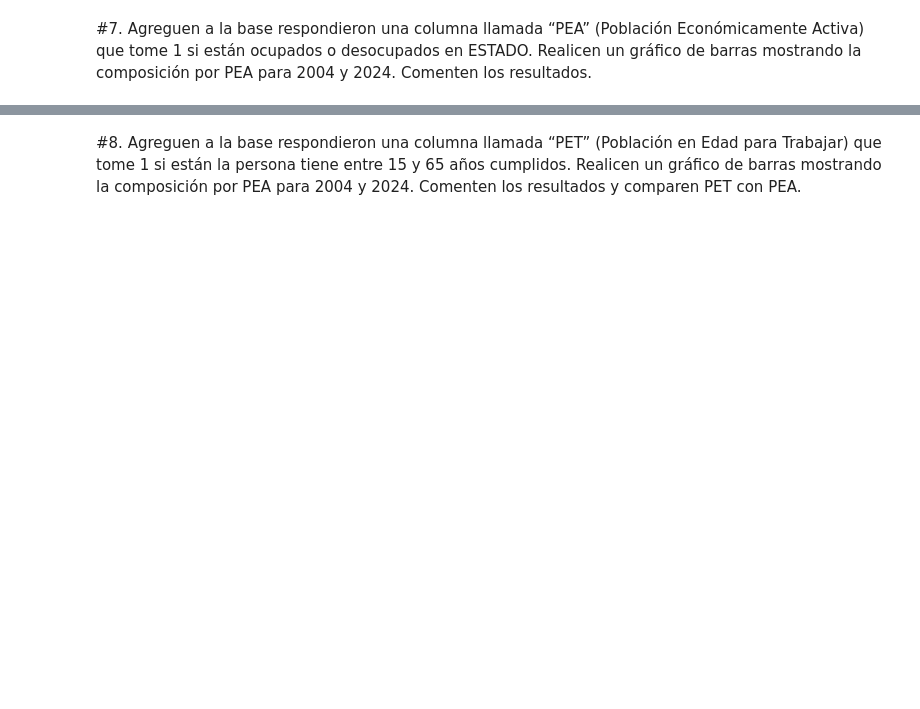
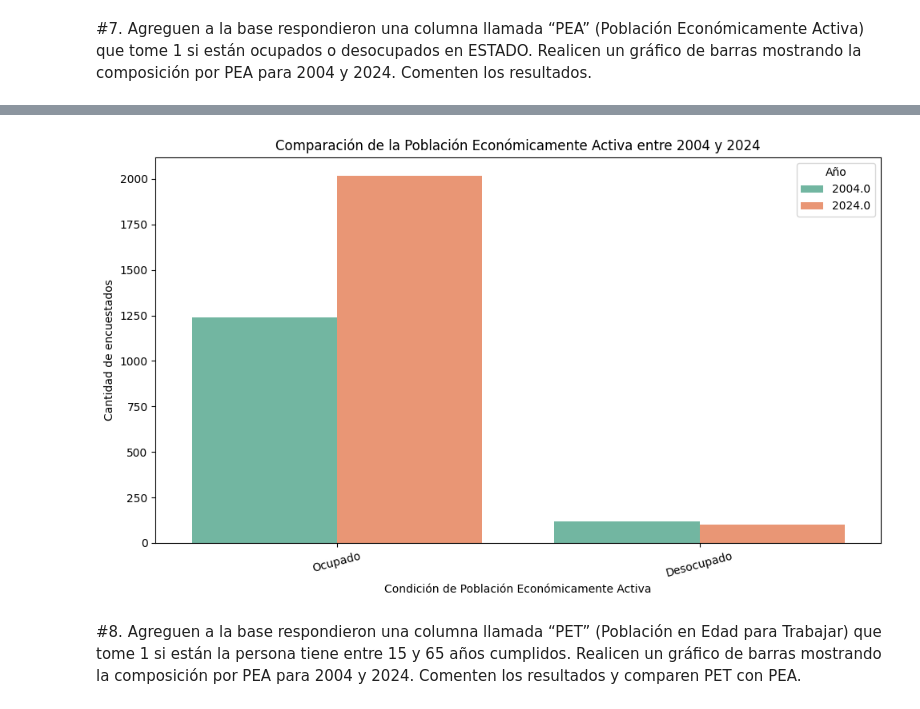
Before and after one commit to RoccoGabrielPimenta/BigDataUBA-Grupo22, a Jupyter notebook: TP 2/Big_Data_TP2_Grupo22.ipynb, the cells around one changed output, grey strips where cells are left out. Drawn from its saved outputs; the diff is of its cells as text; code cells hidden in the pictures; blank space fills up the shorter version.

Commit message:
Entrega final del tp

```diff
--- a/TP 2/Big_Data_TP2_Grupo22.ipynb
+++ b/TP 2/Big_Data_TP2_Grupo22.ipynb
@@ -409,3 +406,8 @@ Agreguen a la base respondieron una columna llamada “PEA”
 (Población Económicamente Activa) que tome 1 si están ocupados o
 desocupados en ESTADO. Realicen un gráfico de barras mostrando la
 composición por PEA para 2004 y 2024. Comenten los resultados.
+# %%
+#Creo la columna "PEA" con los datos de "ESTADO" y lo filtro por ocupados y desocupados
+df_respondieron_actividad["PEA"] = df_respondieron_actividad["ESTADO"]
+df_laboral = df_respondieron_actividad[df_respondieron_actividad["PEA"].isin(['Ocupado', 'Desocupado'])]
+df_laboral
@@ -412,3 +431,18 @@ composición por PEA para 2004 y 2024. Comenten los resultados.
+# %%
+#Gráfico la comparativa
+plt.figure(figsize=(10, 6))
+
+sns.countplot(data=df_laboral, x='PEA', hue='ANO4', palette='Set2')
+
+plt.title('Comparación de la Población Económicamente Activa entre 2004 y 2024')
+plt.xlabel('Condición de Población Económicamente Activa')
+plt.ylabel('Cantidad de encuestados')
+plt.legend(title='Año')
+plt.xticks(rotation=15)
+plt.tight_layout()
+plt.show()
+# %% [output]
+[figure, added]
 # %% [markdown]
 #8.
 Agreguen a la base respondieron una columna llamada “PET”
```
Also changed, not shown: parts of 26 cells of this notebook, 2 other files.
